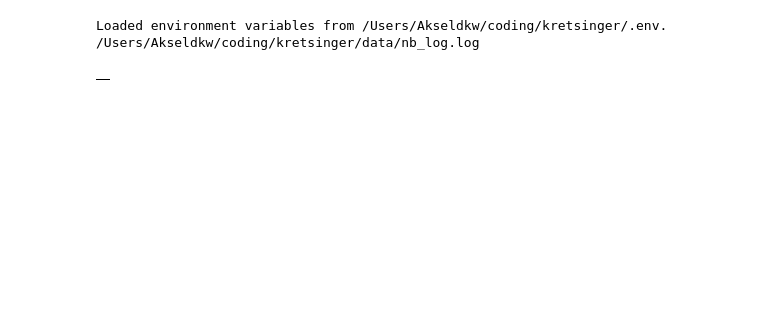
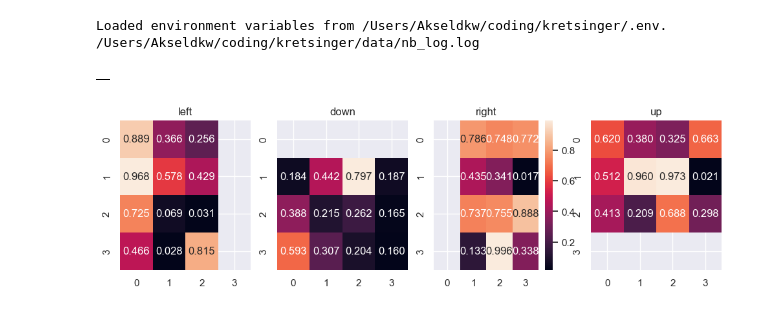
Before and after one commit to akseldkw07/kretsinger, a Jupyter notebook: TEMPLATETEMPLATE.ipynb, the cells around one changed output. Saved outputs shown, nothing was run; the diff lists cells and outputs as text; code cells hidden in the pictures; blank space fills up the shorter version.

Commit message:
Q-Display Modified: - .env - TEMPLATETEMPLATE.ipynb - backup_log.txt - conda_packages.py - min_conda_versions.json - display_utils.py - float_utils.py - notebook_imports.py

```diff
--- a/TEMPLATETEMPLATE.ipynb
+++ b/TEMPLATETEMPLATE.ipynb
@@ -14,3 +14,27 @@ Loaded environment variables from /Users/Akseldkw/coding/kretsinger/.env.
 pd.DataFrame({})
 # %% [output]
 |  |
+# %%
+import numpy as np
+import pandas as pd
+from kret_studies.display_utils import q_df_to_spatial
+
+# Example: Q is 16 x 4
+Q = np.random.rand(16, 4)
+spatial = q_df_to_spatial(Q)  # returns dict with keys 'left','down','right','up'
+
+# Access DataFrames
+left_df = spatial["left"]
+down_df = spatial["down"]
+
+# Use seaborn/heatmap or your existing uks_mpl.heatmap_df to plot
+import seaborn as sns
+import matplotlib.pyplot as plt
+
+fig, axes = plt.subplots(1, 4, figsize=(12, 3))
+for ax, key in zip(axes, ["left", "down", "right", "up"]):
+    sns.heatmap(spatial[key], ax=ax, annot=True, fmt=".3f", cbar=(key == "right"))
+    ax.set_title(key)
+plt.show()
+# %% [output]
+[figure, added]
```
Also changed, not shown: 7 other files.
